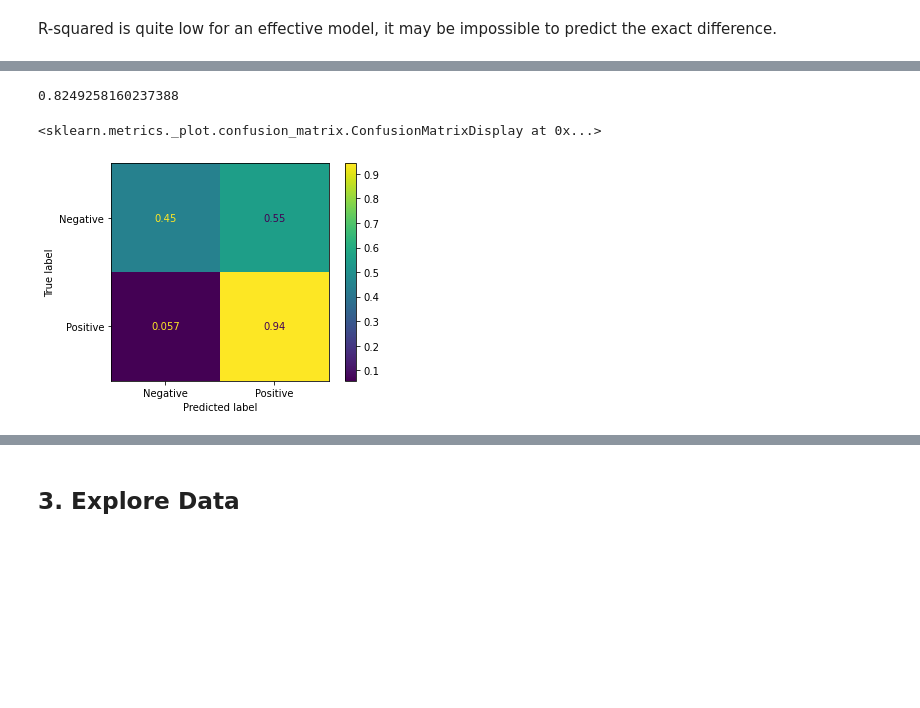
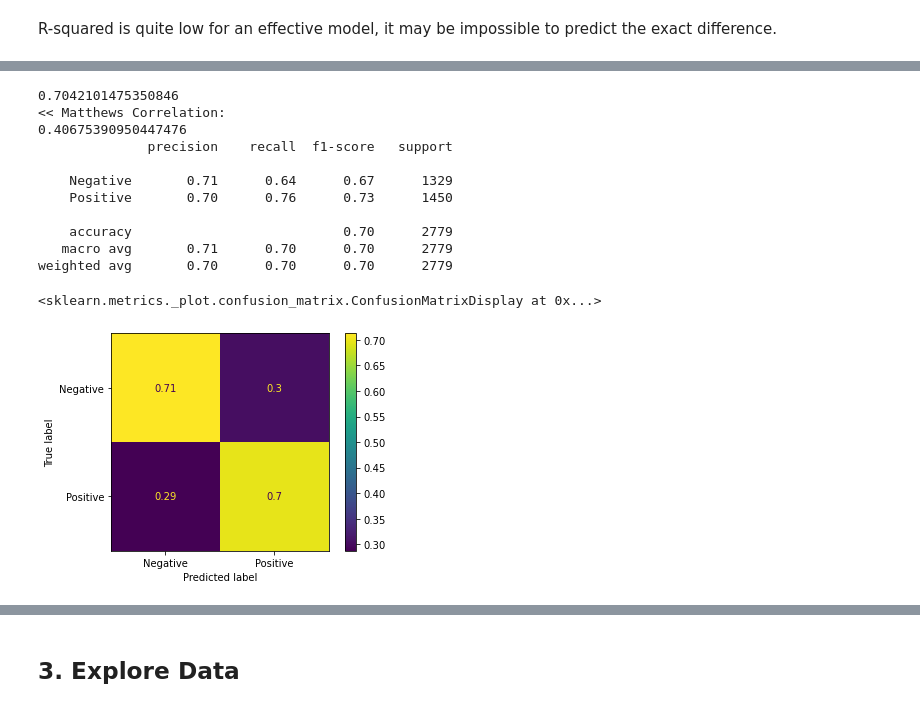
Before and after one commit to venson/starbucks, a Jupyter notebook: Starbucks_Capstone_notebook.ipynb, the cells around one changed output, grey strips where cells are left out. Saved outputs shown, nothing was run; the diff lists cells and outputs as text; code cells hidden in the pictures; blank space fills up the shorter version.

```diff
--- a/Starbucks_Capstone_notebook.ipynb
+++ b/Starbucks_Capstone_notebook.ipynb
@@ -837,0 +945,9 @@ print(model.score(x_test,y_test))
+# %%
+from sklearn.neural_network import MLPRegressor
+model = MLPRegressor(random_state=42,alpha = 1, max_iter=1000)
+model.fit(x_train,y_train)
+
+print('>>> Train set Score:')
+print(model.score(x_train,y_train))
+print('>>> Test set Score:')
+print(model.score(x_test, y_test))
@@ -875,0 +1009,11 @@ print(grid_search.best_params_)
+# %%
+from sklearn.ensemble import RandomForestRegressor
+
+
+RFR = RandomForestRegressor(random_state = 42, n_estimators = 400, max_depth = 5, min_samples_leaf = 2, min_samples_split = 2)
+RFR.fit(x_train, y_train)
+
+print('>>> Train set Score:')
+print(RFR.score(x_train,y_train))
+print('>>> Test set Score:')
+print(RFR.score(x_test,y_test))
@@ -1143,6 +1227,6 @@ x_train
 # %%
 def two_cate_diff(diff):
-    if diff < 0.5:
+    if diff < 0.4:
         return 'Negative'
     else:
         return 'Positive'
@@ -1256,11 +1317,15 @@ def two_cate_diff(diff):
 y_train_two = y_train.apply(two_cate_diff)
 y_test_two = y_test.apply(two_cate_diff)
 #MCF = OneVsRestClassifier(LinearSVC(random_state = 42,penalty = 'l1', dual = False ,loss = 'hinge', max_iter = 100000, class_weight = 'balanced') )
-MCF = OneVsRestClassifier(SVC(random_state = 42,kernel = 'rbf', max_iter = 100000, class_weight = 'balanced') )
+MCF = OneVsRestClassifier(SVC(random_state = 42,
+                              kernel = 'rbf',
+                              max_iter = 100000, class_weight = 'balanced') )
 
 MCF.fit(x_train, y_train_two)
 print(MCF.score(x_test, y_test_two))
 y_pred = MCF.predict(x_test)
+print('<< Matthews Correlation:')
+print(matthews_corrcoef(y_test_two, y_pred))
 print(classification_report(y_test_two,y_pred, target_names = MCF.classes_))
 ConfusionMatrixDisplay.from_estimator( MCF,x_test, y_test_two, normalize = 'true')
 # %% [output]
@@ -1297,23 +1358,37 @@ Name: amount_diff, dtype: object
 # %%
 def two_cate_diff(diff):
     if diff < 0.5:
         return 'Negative'
     else:
         return 'Positive'
 y_train_two = y_train.apply(two_cate_diff)
 y_test_two = y_test.apply(two_cate_diff)
 from sklearn.neural_network import MLPClassifier
-MLP = MLPClassifier(random_state = 42,  max_iter = 1000)
+MLP = MLPClassifier(random_state = 42, alpha = 0.05,  max_iter = 5000)
 #MLP.fit(x_train, y_train_new)
 #print(MLP.score(x_test, y_test_new))
 #ConfusionMatrixDisplay.from_estimator( MLP,x_test, y_test_new, normalize = 'true')
 MLP.fit(x_train, y_train_two)
 print(MLP.score(x_test, y_test_two))
-ConfusionMatrixDisplay.from_estimator( MLP,x_test, y_test_two, normalize = 'true')
+y_pred = MLP.predict(x_test)
+print('<< Matthews Correlation:')
+print(matthews_corrcoef(y_test_two, y_pred))
+print(classification_report(y_test_two,y_pred, target_names = MLP.classes_))
+ConfusionMatrixDisplay.from_estimator( MLP,x_test, y_test_two, normalize = 'pred')
 # %% [output]
-0.8249258160237388
+0.7042101475350846
+<< Matthews Correlation:
+0.40675390950447476
+              precision    recall  f1-score   support
+
+    Negative       0.71      0.64      0.67      1329
+    Positive       0.70      0.76      0.73      1450
+
+    accuracy                           0.70      2779
+   macro avg       0.71      0.70      0.70      2779
+weighted avg       0.70      0.70      0.70      2779
 <sklearn.metrics._plot.confusion_matrix.ConfusionMatrixDisplay at 0x...>
-[figure, old version]
+[figure, new version]
 # %%
 from sklearn.neural_network import MLPClassifier
 MLP = MLPClassifier(alpha=0.01,random_state = 42,max_iter = 500, activation = 'logistic')
```
Also changed, not shown: parts of 91 cells of this notebook.
